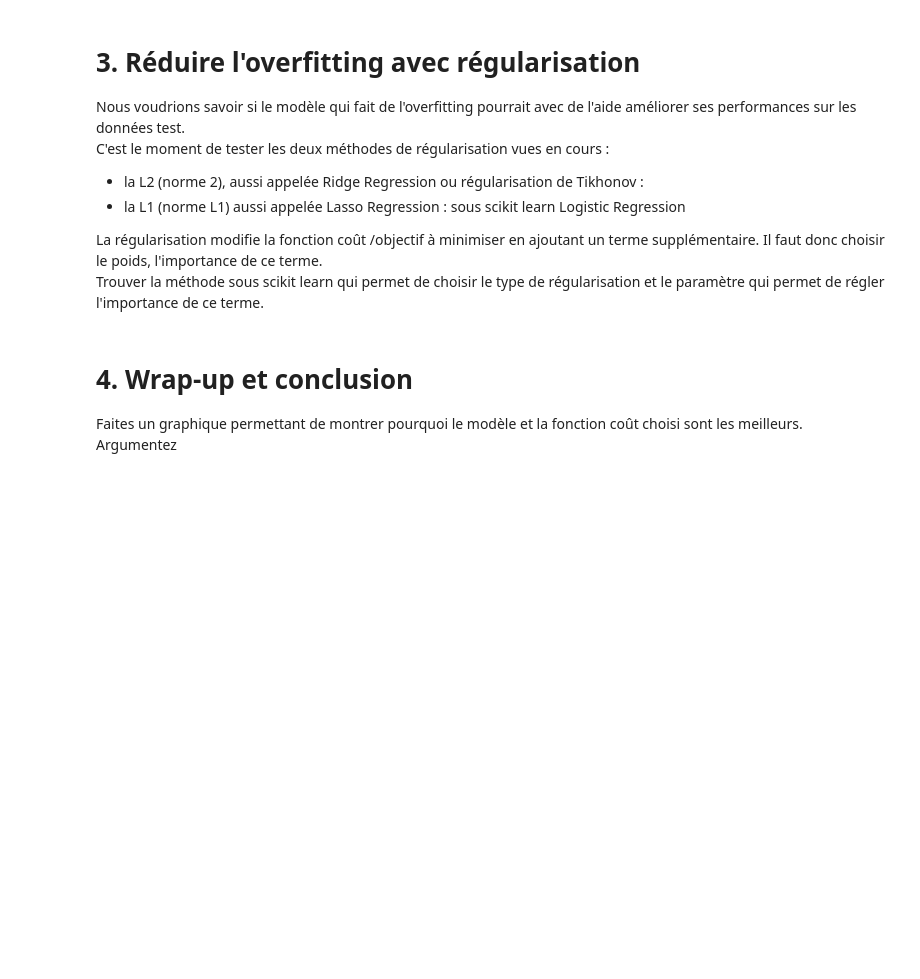
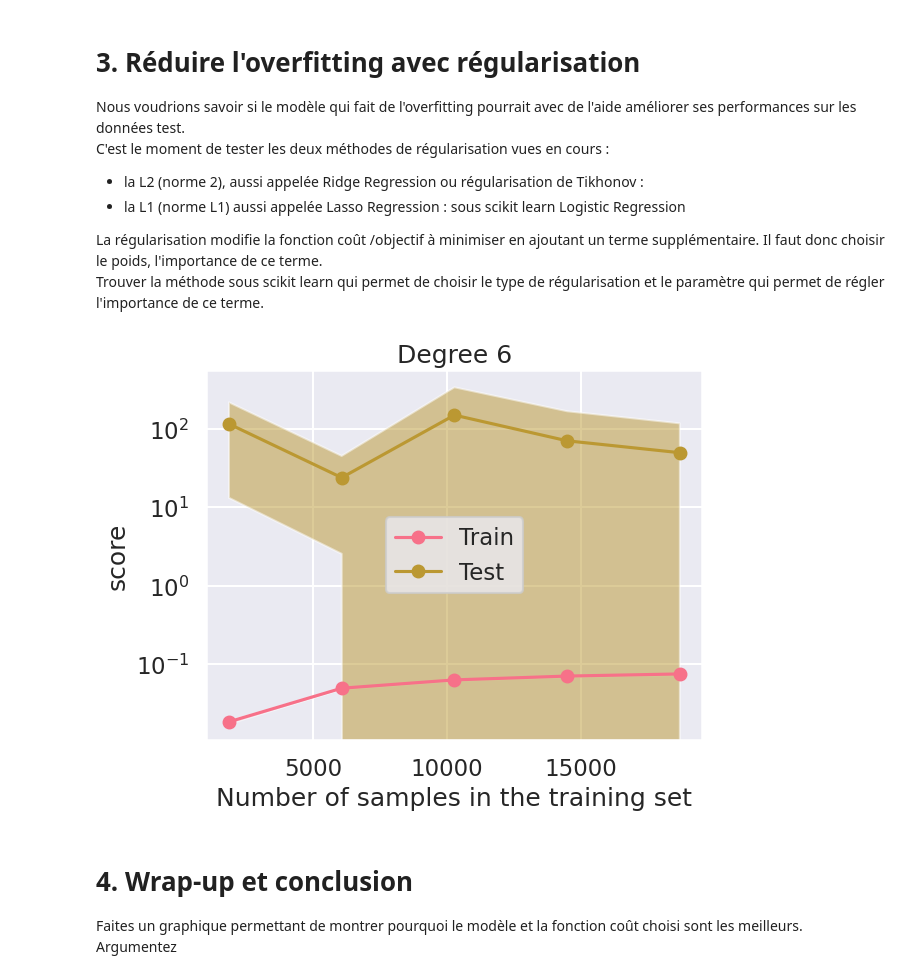
Before and after one commit to GuilBess/log_reg_proj, a Jupyter notebook: Projet.ipynb, the cells around one changed output. Saved outputs shown, nothing was run; the diff lists cells and outputs as text; code cells hidden in the pictures; blank space fills up the shorter version.

```diff
--- a/Projet.ipynb
+++ b/Projet.ipynb
@@ -227,17 +303,19 @@ Trouver la méthode sous scikit learn qui permet de choisir le type de régulari
 # %%
 poly_degree = 6
 poly = PolynomialFeatures(degree=poly_degree, include_bias=False)  # Create a polynomial features transformer
-ridge = Ridge( alpha=3)  # Create a L2 penalized linear regression model
+ridge = Ridge( alpha=6)  # Create a L2 penalized linear regression model
 # the model below first applies a standard scaler to the data before applying the polynomial features and the ridge regression.
 # This is done to ensure that all the features are on the same scale before applying the polynomial features.
 # It is especially important when using regularization techniques like ridge regression.
 # It is also useful to use it through a pipeline not to forget to apply it to the test data, the same way it was applied to the training data.
 poly_regression = make_pipeline(StandardScaler(),poly, ridge)  # Create a L2 penalized polynomial regression model
 
-LearningCurveDisplay.from_estimator(poly_regression, X_train, y_train,scoring='neg_mean_squared_error',negate_score = True,score_name = "MSE", line_kw= {"marker": "o"},n_jobs=8, cv=3)
+LearningCurveDisplay.from_estimator(poly_regression, trainScaler, y_train,scoring='neg_mean_squared_error',negate_score = True,score_name = 'score', line_kw= {"marker": "o"},n_jobs=8, cv=3)
 plt.yscale('log')
 plt.title(f"Degree {poly_degree}")
 plt.show()
+# %% [output]
+[figure, added]
 # %% [markdown]
 # <a id='ref4'>4. Wrap-up et conclusion </a>
 Faites un graphique permettant de montrer pourquoi le modèle et la fonction coût choisi sont les meilleurs.
```
Also changed, not shown: parts of 4 cells of this notebook.
